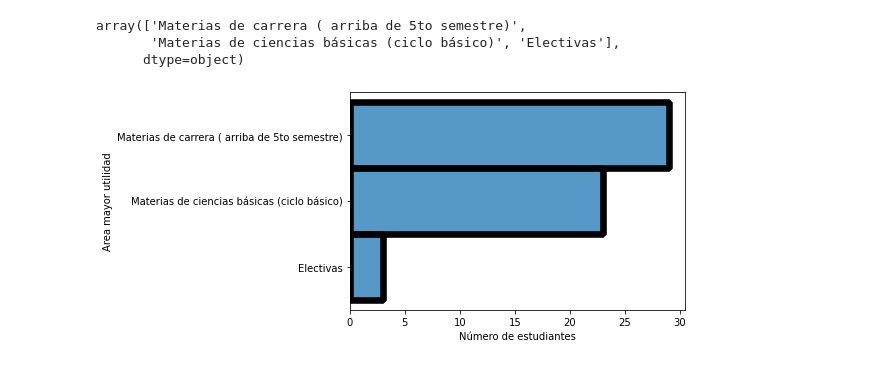
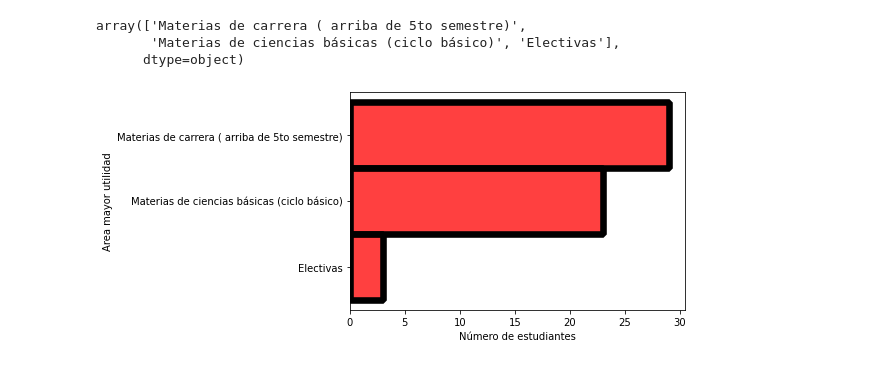
Before and after one commit to sebastianmora04/estadistica_j1, a Jupyter notebook: modelo.ipynb, the cells around one changed output. Drawn from its saved outputs; the diff is of its cells as text; code cells hidden in the pictures.

```diff
--- a/modelo.ipynb
+++ b/modelo.ipynb
@@ -173,8 +169,8 @@ array(['Materias de carrera ( arriba de 5to semestre)',
        'Materias de ciencias básicas (ciclo básico)', 'Electivas'],
       dtype=object)
 # %%
-sns.histplot(data=df, y="Area mayor utilidad")
+sns.histplot(data=df, y="Area mayor utilidad", color = 'red')
 plt.xlabel('Número de estudiantes')
 plt.show()
 # %% [output]
-[figure, old version]
+[figure, new version]
```
Also changed, not shown: parts of 2 cells of this notebook.
